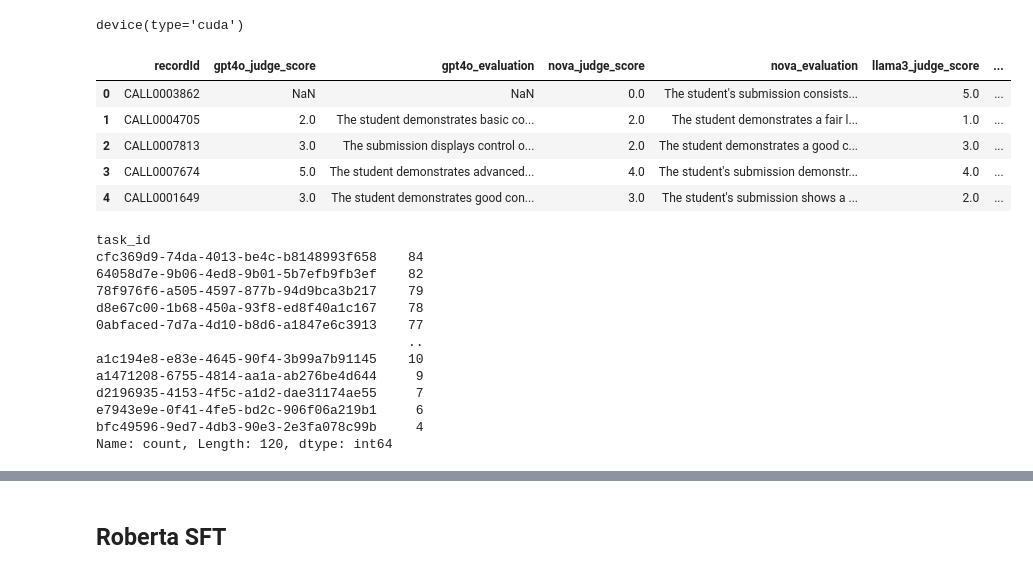
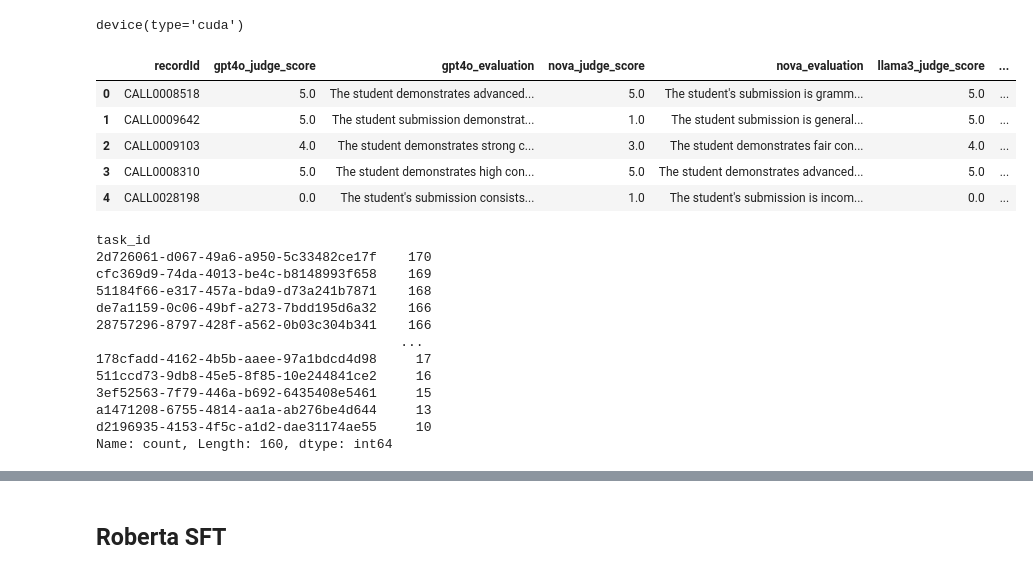
Before and after one commit to kamelnebhi/llm_fine_tuning, a Jupyter notebook: slm/writing_task_class_ai_acc/roberta_trainer.ipynb, the cells around one changed output, grey strips where cells are left out. Drawn from its saved outputs; the diff is of its cells as text; code cells hidden in the pictures.

```diff
--- a/slm/writing_task_class_ai_acc/roberta_trainer.ipynb
+++ b/slm/writing_task_class_ai_acc/roberta_trainer.ipynb
@@ -12,44 +12,45 @@ device(type='cuda')
 # %%
 import pandas as pd
 from datasets import load_dataset, Dataset, DatasetDict
 
 median_map = {
     "A1": 2,
     "A2": 5,
     "B1": 8,
     "B2": 11,
     "C1": 14,
     "C2": 16
 }
 
 df = pd.read_csv("data_v2/sample_data_acc_gec.csv")
-
+df = df[df["agreement_percentage"] >= 60]
 #df['ef_level'] = df.apply(lambda row: median_map[row['cefr_level']] if pd.isna(row['ef_level']) else row['ef_level'], axis=1)
 
+#df["agreement_percentage"].value_counts()
 df.head()
 # %% [output]
 |  | recordId | gpt4o_judge_score | gpt4o_evaluation | nova_judge_score | nova_evaluation | llama3_judge_score | ... |
-| 0 | CALL0003862 | NaN | NaN | 0.0 | The student's submission consists... | 5.0 | ... |
-| 1 | CALL0004705 | 2.0 | The student demonstrates basic co... | 2.0 | The student demonstrates a fair l... | 1.0 | ... |
-| 2 | CALL0007813 | 3.0 | The submission displays control o... | 2.0 | The student demonstrates a good c... | 3.0 | ... |
-| 3 | CALL0007674 | 5.0 | The student demonstrates advanced... | 4.0 | The student's submission demonstr... | 4.0 | ... |
-| 4 | CALL0001649 | 3.0 | The student demonstrates good con... | 3.0 | The student's submission shows a ... | 2.0 | ... |
+| 0 | CALL0008518 | 5.0 | The student demonstrates advanced... | 5.0 | The student's submission is gramm... | 5.0 | ... |
+| 1 | CALL0009642 | 5.0 | The student submission demonstrat... | 1.0 | The student submission is general... | 5.0 | ... |
+| 2 | CALL0009103 | 4.0 | The student demonstrates strong c... | 3.0 | The student demonstrates fair con... | 4.0 | ... |
+| 3 | CALL0008310 | 5.0 | The student demonstrates high con... | 5.0 | The student demonstrates advanced... | 5.0 | ... |
+| 4 | CALL0028198 | 0.0 | The student's submission consists... | 1.0 | The student's submission is incom... | 0.0 | ... |
 # %%
 df["task_id"].value_counts()
 # %% [output]
 task_id
-cfc369d9-74da-4013-be4c-b8148993f658    84
-64058d7e-9b06-4ed8-9b01-5b7efb9fb3ef    82
-78f976f6-a505-4597-877b-94d9bca3b217    79
-d8e67c00-1b68-450a-93f8-ed8f40a1c167    78
-0abfaced-7d7a-4d10-b8d6-a1847e6c3913    77
-                                        ..
-a1c194e8-e83e-4645-90f4-3b99a7b91145    10
-a1471208-6755-4814-aa1a-ab276be4d644     9
-d2196935-4153-4f5c-a1d2-dae31174ae55     7
-e7943e9e-0f41-4fe5-bd2c-906f06a219b1     6
-bfc49596-9ed7-4db3-90e3-2e3fa078c99b     4
-Name: count, Length: 120, dtype: int64
+2d726061-d067-49a6-a950-5c33482ce17f    170
+cfc369d9-74da-4013-be4c-b8148993f658    169
+51184f66-e317-457a-bda9-d73a241b7871    168
+de7a1159-0c06-49bf-a273-7bdd195d6a32    166
+28757296-8797-428f-a562-0b03c304b341    166
+                                       ...
+178cfadd-4162-4b5b-aaee-97a1bdcd4d98     17
+511ccd73-9db8-45e5-8f85-10e244841ce2     16
+3ef52563-7f79-446a-b692-6435408e5461     15
+a1471208-6755-4814-aa1a-ab276be4d644     13
+d2196935-4153-4f5c-a1d2-dae31174ae55     10
+Name: count, Length: 160, dtype: int64
 # %%
 df['text'] = (
     "Prompt Level: " + df['ef_level'].astype(str) +
```
Also changed, not shown: parts of 19 cells of this notebook, 36 other files.
